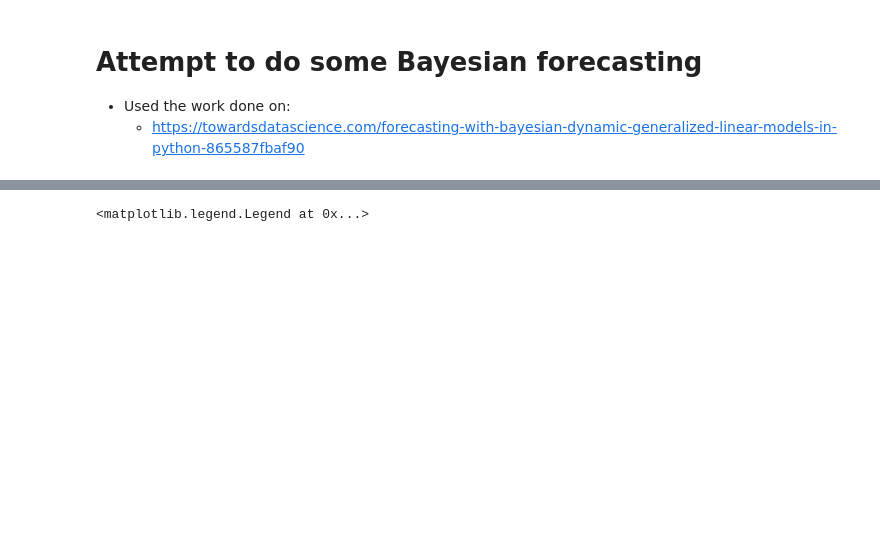
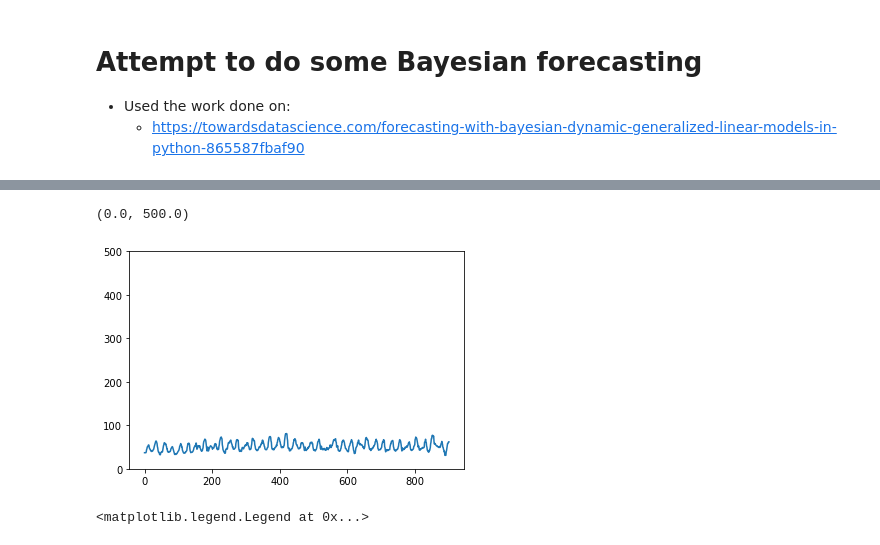
Before and after one commit to rlaker/Hackathon, a Jupyter notebook: Notebooks/forecast.ipynb, the cells around one changed output, grey strips where cells are left out. Drawn from its saved outputs; the diff is of its cells as text; code cells hidden in the pictures; blank space fills up the shorter version.

```diff
--- a/Notebooks/forecast.ipynb
+++ b/Notebooks/forecast.ipynb
@@ -44,3 +80,9 @@ mod, samples = analysis(Y = prices, X=indexs, family='poisson',
+# %%
+plt.plot(indexs,forecast)
+plt.plot()
+# %% [output]
+(0.0, 500.0)
+[figure, added]
 # %%
 def bayes_forecast(iv,dv,start,prior_size=48):
     '''
```
Also changed, not shown: parts of 3 cells of this notebook.
